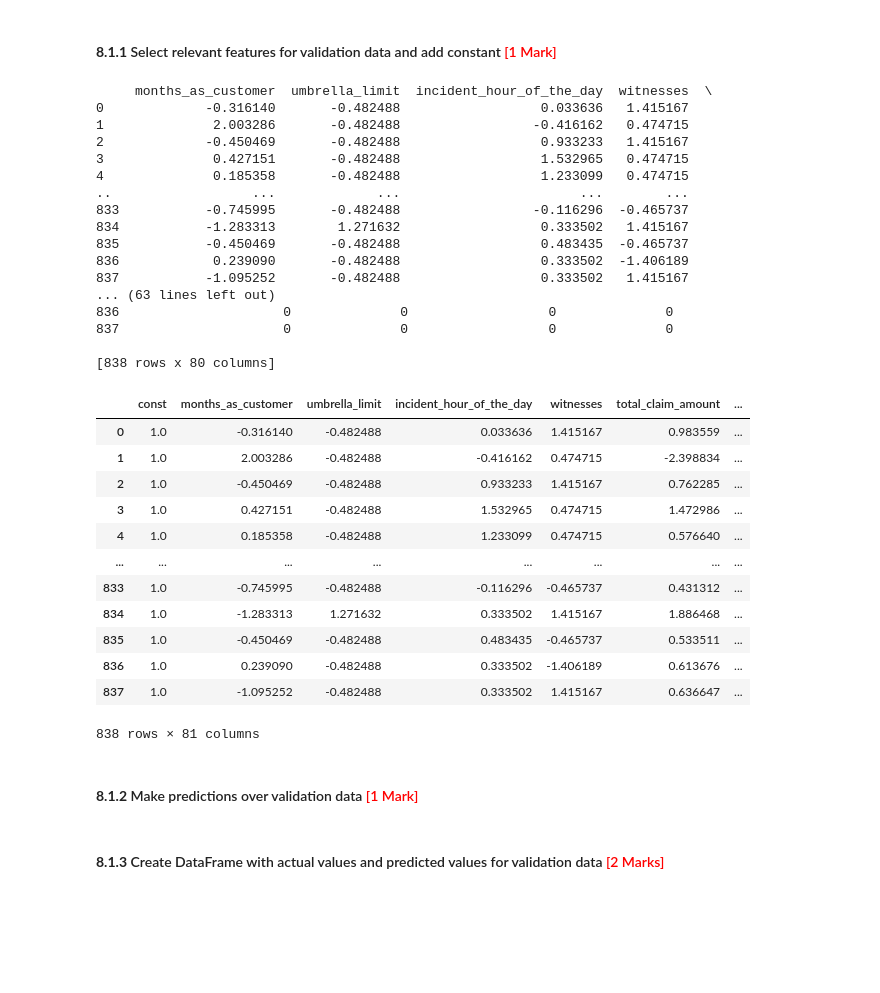
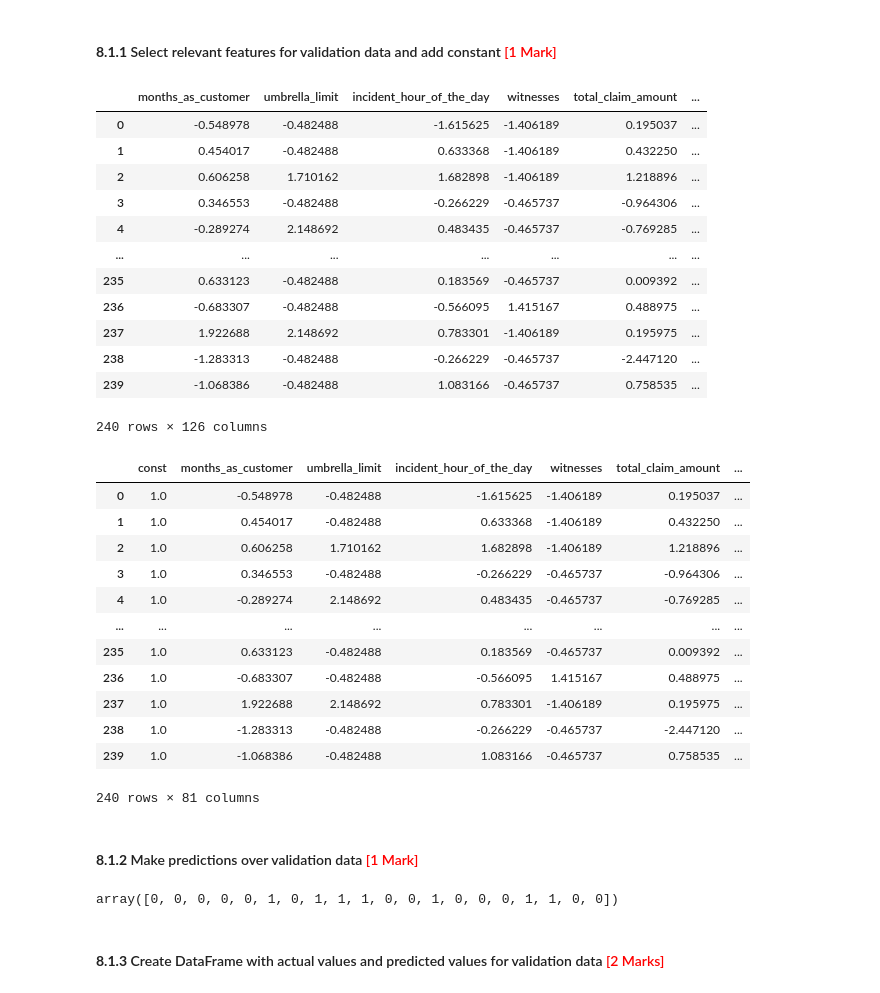
Before and after one commit to jagdsh/model_selection_insurance_fraud_claim, a Jupyter notebook: Fraudulent_Claim_Detection_Starter.ipynb, the cells around one changed output. Saved outputs shown, nothing was run; the diff lists cells and outputs as text; code cells hidden in the pictures; blank space fills up the shorter version.

Commit message:
[Add] final logistic regression predictions

```diff
--- a/Fraudulent_Claim_Detection_Starter.ipynb
+++ b/Fraudulent_Claim_Detection_Starter.ipynb
@@ -1123,6 +1123,7 @@ X_resampled_dummies_df
 dummies_validation = pd.get_dummies(X_validation[g_categorical_columns], dtype="int")
 X_dummies_validation_df = pd.concat([X_validation, dummies_validation], axis=1)
 X_dummies_validation_df = X_dummies_validation_df.drop(columns=g_categorical_columns)
+X_dummies_validation_df['auto_model_Accord'] = 0
 X_dummies_validation_df
 # %% [output]
 |  | months_as_customer | umbrella_limit | incident_hour_of_the_day | witnesses | total_claim_amount | ... |
@@ -2134,50 +2135,55 @@ Use the model from the previous step to make predictions on the validation data
 ### **8.1 Make predictions over validation data using logistic regression model** <font color = red>[10 marks]</font>
 # %% [markdown]
 #### **8.1.1** Select relevant features for validation data and add constant <font color="red">[1 Mark]</font>
+# %%
+X_dummies_validation_df
+# col
+# %% [output]
+|  | months_as_customer | umbrella_limit | incident_hour_of_the_day | witnesses | total_claim_amount | ... |
+| 0 | -0.548978 | -0.482488 | -1.615625 | -1.406189 | 0.195037 | ... |
+| 1 | 0.454017 | -0.482488 | 0.633368 | -1.406189 | 0.432250 | ... |
+| 2 | 0.606258 | 1.710162 | 1.682898 | -1.406189 | 1.218896 | ... |
+| 3 | 0.346553 | -0.482488 | -0.266229 | -0.465737 | -0.964306 | ... |
+| 4 | -0.289274 | 2.148692 | 0.483435 | -0.465737 | -0.769285 | ... |
+| ... | ... | ... | ... | ... | ... | ... |
+| 235 | 0.633123 | -0.482488 | 0.183569 | -0.465737 | 0.009392 | ... |
+| 236 | -0.683307 | -0.482488 | -0.566095 | 1.415167 | 0.488975 | ... |
+| 237 | 1.922688 | 2.148692 | 0.783301 | -1.406189 | 0.195975 | ... |
+| 238 | -1.283313 | -0.482488 | -0.266229 | -0.465737 | -2.447120 | ... |
+| 239 | -1.068386 | -0.482488 | 1.083166 | -0.465737 | 0.758535 | ... |
+240 rows × 126 columns
 # %%
 # Select the relevant features for validation data
 # Select only the columns selected by RFECV
-col_selected_rfe = X_resampled_dummies_df[col]
-print(col_selected_rfe)
-
-# Add constant to X_validation
-X_train_sm = sm.add_constant(col_selected_rfe)
-# Check the data
-X_train_sm
+# col = col.drop(['auto_model_Accord'])
+col_selected_rfe = X_dummies_validation_df[col]
+#
+# # Add constant to X_validation
+X_validation_sm = sm.add_constant(col_selected_rfe)
+# # Check the data
+X_validation_sm
 # %% [output]
+|  | const | months_as_customer | umbrella_limit | incident_hour_of_the_day | witnesses | total_claim_amount | ... |
+| 0 | 1.0 | -0.548978 | -0.482488 | -1.615625 | -1.406189 | 0.195037 | ... |
+| 1 | 1.0 | 0.454017 | -0.482488 | 0.633368 | -1.406189 | 0.432250 | ... |
+| 2 | 1.0 | 0.606258 | 1.710162 | 1.682898 | -1.406189 | 1.218896 | ... |
+| 3 | 1.0 | 0.346553 | -0.482488 | -0.266229 | -0.465737 | -0.964306 | ... |
+| 4 | 1.0 | -0.289274 | 2.148692 | 0.483435 | -0.465737 | -0.769285 | ... |
+| ... | ... | ... | ... | ... | ... | ... | ... |
+| 235 | 1.0 | 0.633123 | -0.482488 | 0.183569 | -0.465737 | 0.009392 | ... |
+| 236 | 1.0 | -0.683307 | -0.482488 | -0.566095 | 1.415167 | 0.488975 | ... |
+| 237 | 1.0 | 1.922688 | 2.148692 | 0.783301 | -1.406189 | 0.195975 | ... |
+| 238 | 1.0 | -1.283313 | -0.482488 | -0.266229 | -0.465737 | -2.447120 | ... |
+| 239 | 1.0 | -1.068386 | -0.482488 | 1.083166 | -0.465737 | 0.758535 | ... |
-     months_as_customer  umbrella_limit  incident_hour_of_the_day  witnesses  \
-0             -0.316140       -0.482488                  0.033636   1.415167
-1              2.003286       -0.482488                 -0.416162   0.474715
-2             -0.450469       -0.482488                  0.933233   1.415167
-3              0.427151       -0.482488                  1.532965   0.474715
-4              0.185358       -0.482488                  1.233099   0.474715
-..                  ...             ...                       ...        ...
-833           -0.745995       -0.482488                 -0.116296  -0.465737
-834           -1.283313        1.271632                  0.333502   1.415167
-835           -0.450469       -0.482488                  0.483435  -0.465737
-836            0.239090       -0.482488                  0.333502  -1.406189
-837           -1.095252       -0.482488                  0.333502   1.415167
-... (63 lines left out)
-836                     0              0                  0              0
-837                     0              0                  0              0
-
-[838 rows x 80 columns]
+240 rows × 81 columns
-|  | const | months_as_customer | umbrella_limit | incident_hour_of_the_day | witnesses | total_claim_amount | ... |
-| 0 | 1.0 | -0.316140 | -0.482488 | 0.033636 | 1.415167 | 0.983559 | ... |
-| 1 | 1.0 | 2.003286 | -0.482488 | -0.416162 | 0.474715 | -2.398834 | ... |
-| 2 | 1.0 | -0.450469 | -0.482488 | 0.933233 | 1.415167 | 0.762285 | ... |
-| 3 | 1.0 | 0.427151 | -0.482488 | 1.532965 | 0.474715 | 1.472986 | ... |
-| 4 | 1.0 | 0.185358 | -0.482488 | 1.233099 | 0.474715 | 0.576640 | ... |
-| ... | ... | ... | ... | ... | ... | ... | ... |
-| 833 | 1.0 | -0.745995 | -0.482488 | -0.116296 | -0.465737 | 0.431312 | ... |
-| 834 | 1.0 | -1.283313 | 1.271632 | 0.333502 | 1.415167 | 1.886468 | ... |
-| 835 | 1.0 | -0.450469 | -0.482488 | 0.483435 | -0.465737 | 0.533511 | ... |
-| 836 | 1.0 | 0.239090 | -0.482488 | 0.333502 | -1.406189 | 0.613676 | ... |
-| 837 | 1.0 | -1.095252 | -0.482488 | 0.333502 | 1.415167 | 0.636647 | ... |
-838 rows × 81 columns
 # %% [markdown]
 #### **8.1.2** Make predictions over validation data <font color="red">[1 Mark]</font>
 # %%
 # Make predictions on the validation data and store it in the variable 'y_validation_pred'
+y_validation_predict = logsk.predict(X_validation_sm)
+# Reshape it into an array
+y_validation_predict[:20]
+# %% [output]
+array([0, 0, 0, 0, 0, 1, 0, 1, 1, 1, 0, 0, 1, 0, 0, 0, 1, 1, 0, 0])
 # %% [markdown]
 #### **8.1.3** Create DataFrame with actual values and predicted values for validation data <font color="red">[2 Marks]</font>
```
Also changed, not shown: parts of 13 cells of this notebook.
